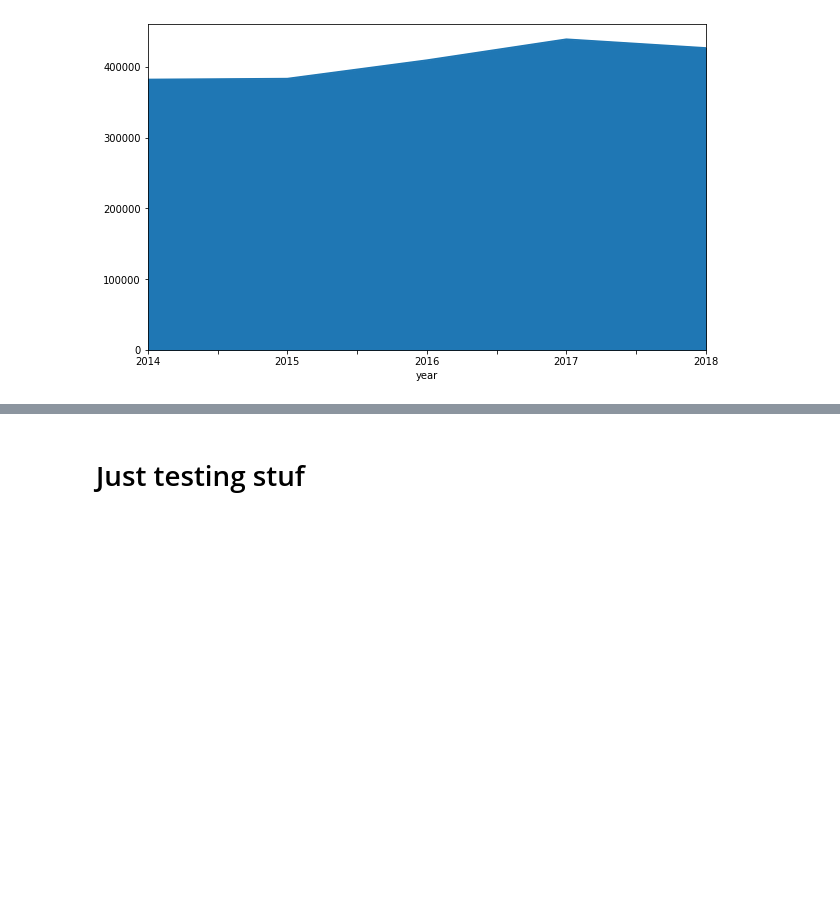
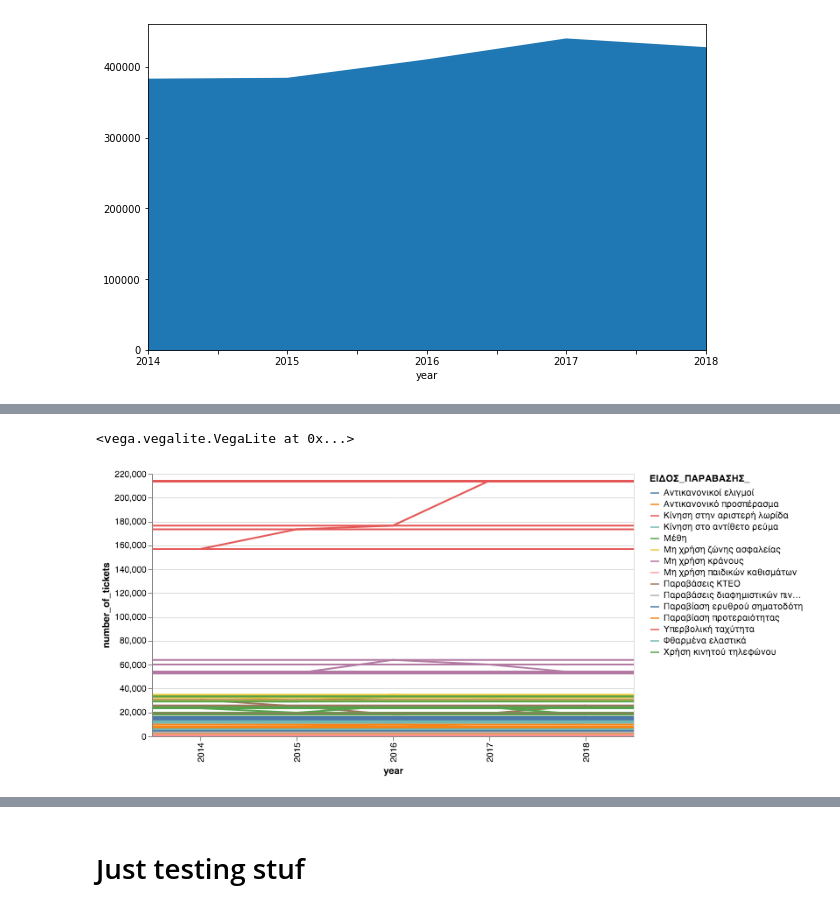
Before and after one commit to kosmaspanag/data-studio-projects, a Jupyter notebook: Weekly projects/Traffic_violations_in_Greece /Trafic_violations.ipynb, the cells around one changed output, grey strips where cells are left out. Saved outputs shown, nothing was run; the diff lists cells and outputs as text; code cells hidden in the pictures; blank space fills up the shorter version.

```diff
--- a/Weekly projects/Traffic_violations_in_Greece /Trafic_violations.ipynb
+++ b/Weekly projects/Traffic_violations_in_Greece /Trafic_violations.ipynb
@@ -516,0 +586,24 @@ violations_per_year.plot(kind='area',
+# %%
+import altair as alt
+from vega_datasets import data
+
+source = final_df
+
+base = alt.Chart(source).properties(width=550)
+
+line = base.mark_line().encode(
+    x='year',
+    y='number_of_tickets',
+    color='ΕΙΔΟΣ_ΠΑΡΑΒΑΣΗΣ_'
+)
+
+rule = base.mark_rule().encode(
+    y='number_of_tickets',
+    color='ΕΙΔΟΣ_ΠΑΡΑΒΑΣΗΣ_',
+    size=alt.value(2)
+)
+
+line + rule
+# %% [output]
+<vega.vegalite.VegaLite at 0x...>
+[figure, added]
```
Also changed, not shown: parts of 29 cells of this notebook, 5 other files.
